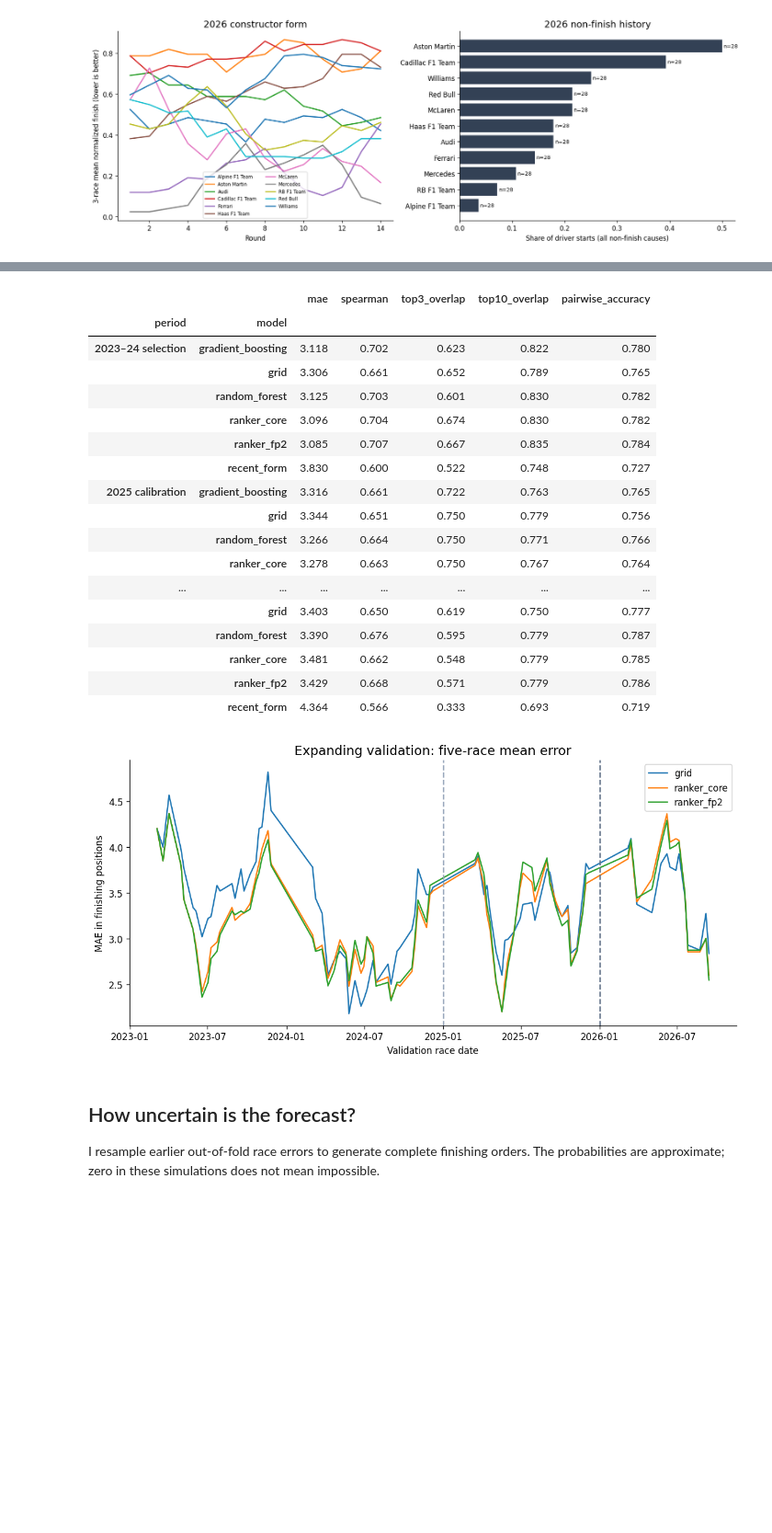
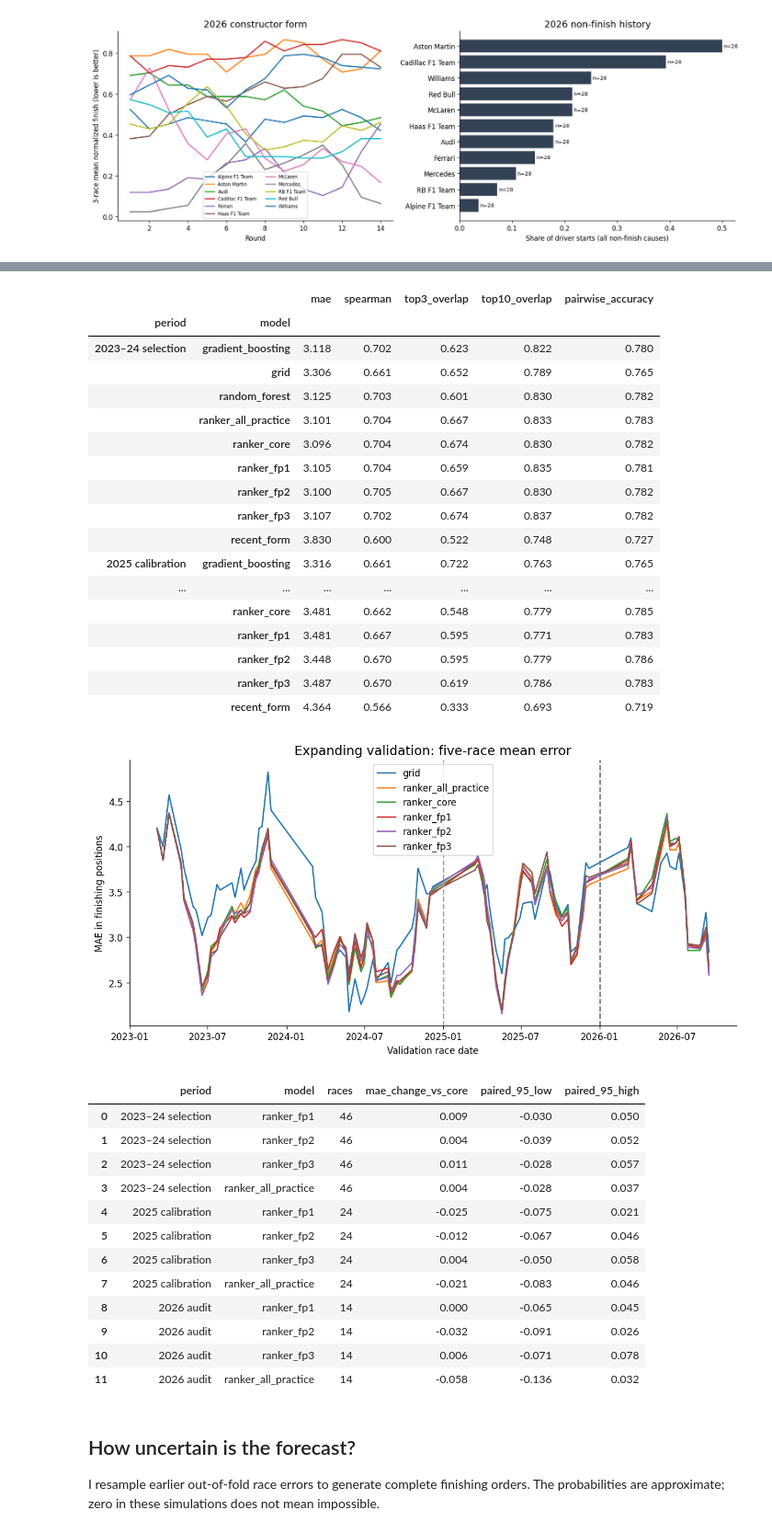
Before and after one commit to tarun2k/F1-Baku-2026-Predictions, a Jupyter notebook: baku_2026.ipynb, the cells around one changed output, grey strips where cells are left out. Shown at 92% size. Cells and saved outputs as stored; diff of their text form; code cells hidden in the pictures; blank space fills up the shorter version.

```diff
--- a/baku_2026.ipynb
+++ b/baku_2026.ipynb
@@ -993,10 +1044,14 @@ BASE_FEATURES = [
     "recent_race_pace",
 ]
 
-FP_FEATURES = [
-    "fp2_gap_pct",
-    "fp2_team_gap_pct",
-    "fp2_laps",
+PRACTICE_FEATURES = {
+    session: [f"{session}_gap_pct", f"{session}_team_gap_pct", f"{session}_laps"]
+    for session in ["fp1", "fp2", "fp3"]
+}
+FP_FEATURES = [f for columns in PRACTICE_FEATURES.values() for f in columns]
+
+# Sparse long-run estimates and their availability count stay out of the model.
+LONG_RUN_DIAGNOSTICS = [
     "fp2_longrun_delta",
     "fp2_stint_slope",
     "fp2_longrun_laps",
@@ -1042,6 +1097,12 @@ FEATURE_LABELS = {
     "forecast_wind_kmh": "Issued forecast wind (km/h)",
     "wet_skill_x_rain": "Prior wet conversion × issued rain probability",
 }
+for session in ["fp1", "fp2", "fp3"]:
+    FEATURE_LABELS.update({
+        f"{session}_gap_pct": f"{session.upper()} fastest-lap gap (%)",
+        f"{session}_team_gap_pct": f"{session.upper()} team mean gap (%)",
+        f"{session}_laps": f"{session.upper()} recorded lap count",
+    })
 # %%
 (data, inputs) = build_features(history, field)
 data = data.loc[data.season > START_YEAR].reset_index(drop=True)
@@ -1280,8 +1354,7 @@ def walk_forward(data, specs, validation_since=2023):
         pd.DataFrame(folds),
     )
 # %%
-with capture_output():
-    (oof, metrics, folds) = walk_forward(data, specs, validation_since=2023)
+(oof, metrics, folds) = walk_forward(data, specs, validation_since=2023)
 dev_metrics = metrics.loc[metrics.season.le(2024)]
 assert dev_metrics.race_id.nunique() >= 20
 selection = dev_metrics.groupby("model")[
@@ -1308,7 +1381,7 @@ metrics.to_csv(OUT / "race_metrics.csv", index=False)
 oof.to_csv(OUT / "out_of_fold_predictions.csv", index=False)
 (fig, ax) = plt.subplots(figsize=(10, 5))
 for (kind, g) in metrics.groupby("model"):
-    if kind in [CHOSEN, "grid", "ranker_core", "ranker_fp2"]:
+    if kind == "grid" or kind.startswith("ranker"):
         ax.plot(
             pd.to_datetime(g.date), g.mae.rolling(5, min_periods=1).mean(), label=kind
         )
@@ -1321,4 +1394,25 @@ ax.set(
 )
 ax.legend()
 savefig("model_validation")
+
+# Compare the same validation races; negative MAE differences favor practice.
+practice_comparison = []
+for period, part in metrics.groupby("period", sort=False):
+    paired = part.pivot(index=["date", "race_id"], columns="model", values="mae").sort_index()
+    rng = np.random.default_rng(SEED)
+    count = len(paired)
+    starts = rng.integers(0, count, size=(3000, int(np.ceil(count / 5))))
+    indices = ((starts[:, :, None] + np.arange(5)) % count).reshape(3000, -1)[:, :count]
+    for kind in ["ranker_fp1", "ranker_fp2", "ranker_fp3", "ranker_all_practice"]:
+        if kind not in paired:
+            continue
+        difference = (paired[kind] - paired.ranker_core).to_numpy()
+        assert np.isfinite(difference).all()
+        lower, upper = np.quantile(difference[indices].mean(axis=1), [0.025, 0.975])
+        practice_comparison.append({"period": period, "model": kind, "races": count,
+                                    "mae_change_vs_core": difference.mean(),
+                                    "paired_95_low": lower, "paired_95_high": upper})
+practice_comparison = pd.DataFrame(practice_comparison)
+display(practice_comparison.round(3))
+practice_comparison.to_csv(OUT / "practice_comparison.csv", index=False)
 # %% [output]
@@ -1330,26 +1443,39 @@ Selected model: ranker_fp2
 | gradient_boosting | 3.118 | 0.702 | 0.623 | 0.822 | 0.780 |
 | random_forest | 3.125 | 0.703 | 0.601 | 0.830 | 0.782 |
 | grid | 3.306 | 0.661 | 0.652 | 0.789 | 0.765 |
 | recent_form | 3.830 | 0.600 | 0.522 | 0.748 | 0.727 |
 |  |  | mae | spearman | top3_overlap | top10_overlap | pairwise_accuracy |
 | period | model |  |  |  |  |  |
 | 2023–24 selection | gradient_boosting | 3.118 | 0.702 | 0.623 | 0.822 | 0.780 |
 |  | grid | 3.306 | 0.661 | 0.652 | 0.789 | 0.765 |
 |  | random_forest | 3.125 | 0.703 | 0.601 | 0.830 | 0.782 |
+|  | ranker_all_practice | 3.101 | 0.704 | 0.667 | 0.833 | 0.783 |
 |  | ranker_core | 3.096 | 0.704 | 0.674 | 0.830 | 0.782 |
-|  | ranker_fp2 | 3.085 | 0.707 | 0.667 | 0.835 | 0.784 |
+|  | ranker_fp1 | 3.105 | 0.704 | 0.659 | 0.835 | 0.781 |
+|  | ranker_fp2 | 3.100 | 0.705 | 0.667 | 0.830 | 0.782 |
+|  | ranker_fp3 | 3.107 | 0.702 | 0.674 | 0.837 | 0.782 |
 |  | recent_form | 3.830 | 0.600 | 0.522 | 0.748 | 0.727 |
 | 2025 calibration | gradient_boosting | 3.316 | 0.661 | 0.722 | 0.763 | 0.765 |
-|  | grid | 3.344 | 0.651 | 0.750 | 0.779 | 0.756 |
-|  | random_forest | 3.266 | 0.664 | 0.750 | 0.771 | 0.766 |
-|  | ranker_core | 3.278 | 0.663 | 0.750 | 0.767 | 0.764 |
 | ... | ... | ... | ... | ... | ... | ... |
-|  | grid | 3.403 | 0.650 | 0.619 | 0.750 | 0.777 |
-|  | random_forest | 3.390 | 0.676 | 0.595 | 0.779 | 0.787 |
 |  | ranker_core | 3.481 | 0.662 | 0.548 | 0.779 | 0.785 |
-|  | ranker_fp2 | 3.429 | 0.668 | 0.571 | 0.779 | 0.786 |
+|  | ranker_fp1 | 3.481 | 0.667 | 0.595 | 0.771 | 0.783 |
+|  | ranker_fp2 | 3.448 | 0.670 | 0.595 | 0.779 | 0.786 |
+|  | ranker_fp3 | 3.487 | 0.670 | 0.619 | 0.786 | 0.783 |
 |  | recent_form | 4.364 | 0.566 | 0.333 | 0.693 | 0.719 |
-[figure, old version]
+[figure, new version]
+|  | period | model | races | mae_change_vs_core | paired_95_low | paired_95_high |
+| 0 | 2023–24 selection | ranker_fp1 | 46 | 0.009 | -0.030 | 0.050 |
+| 1 | 2023–24 selection | ranker_fp2 | 46 | 0.004 | -0.039 | 0.052 |
+| 2 | 2023–24 selection | ranker_fp3 | 46 | 0.011 | -0.028 | 0.057 |
+| 3 | 2023–24 selection | ranker_all_practice | 46 | 0.004 | -0.028 | 0.037 |
+| 4 | 2025 calibration | ranker_fp1 | 24 | -0.025 | -0.075 | 0.021 |
+| 5 | 2025 calibration | ranker_fp2 | 24 | -0.012 | -0.067 | 0.046 |
+| 6 | 2025 calibration | ranker_fp3 | 24 | 0.004 | -0.050 | 0.058 |
+| 7 | 2025 calibration | ranker_all_practice | 24 | -0.021 | -0.083 | 0.046 |
+| 8 | 2026 audit | ranker_fp1 | 14 | 0.000 | -0.065 | 0.045 |
+| 9 | 2026 audit | ranker_fp2 | 14 | -0.032 | -0.091 | 0.026 |
+| 10 | 2026 audit | ranker_fp3 | 14 | 0.006 | -0.071 | 0.078 |
+| 11 | 2026 audit | ranker_all_practice | 14 | -0.058 | -0.136 | 0.032 |
 # %% [markdown]
 ## How uncertain is the forecast?
 
```
Also changed, not shown: parts of 13 cells of this notebook, 3 other files.
